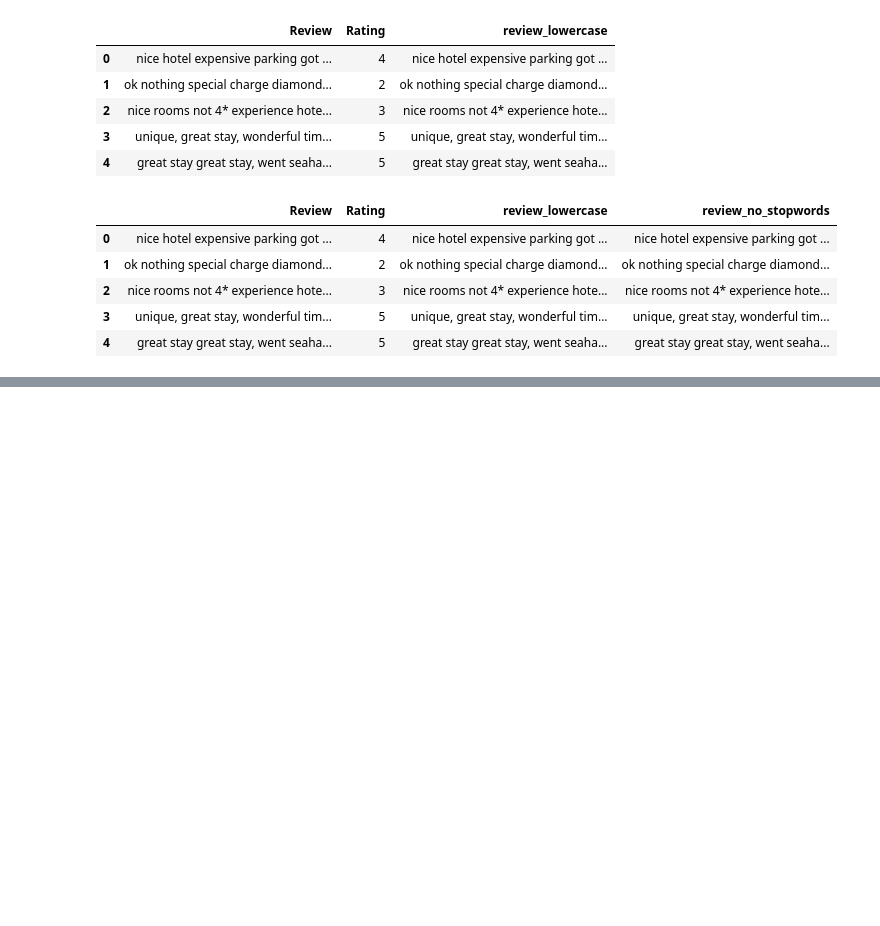
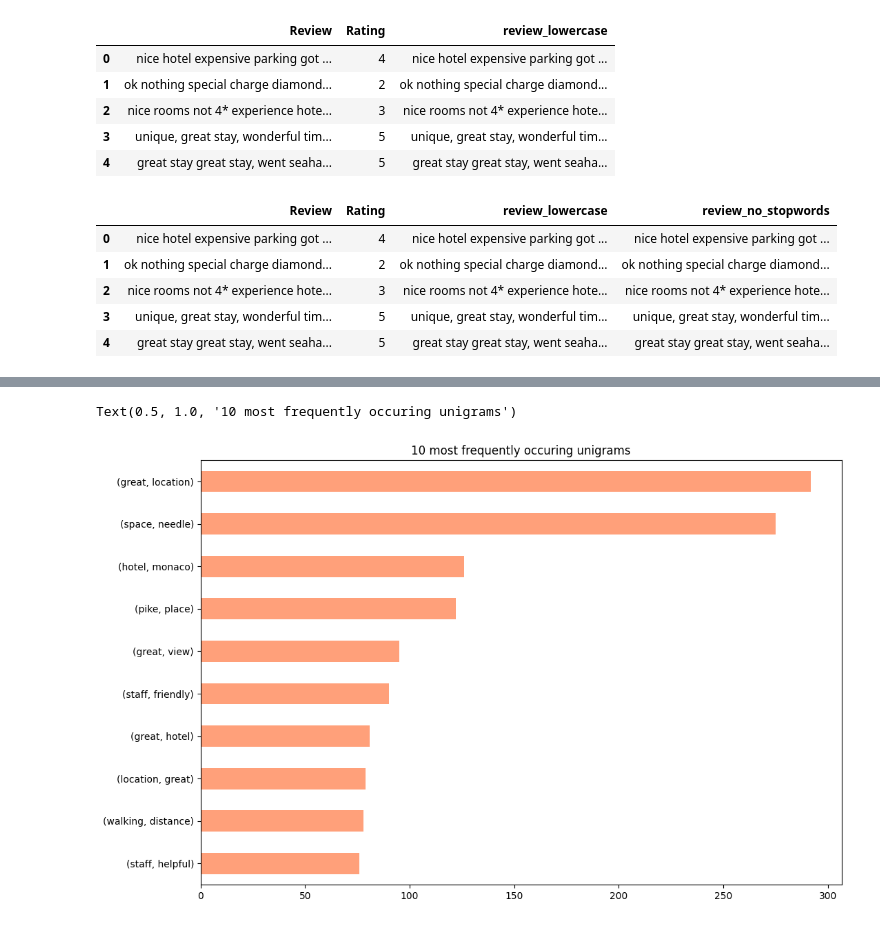
Before and after one commit to vivekptl9/Projects, a Jupyter notebook: NLP/NLP.ipynb, the cells around one changed output, grey strips where cells are left out. Saved outputs shown, nothing was run; the diff lists cells and outputs as text; code cells hidden in the pictures; blank space fills up the shorter version.

Commit message:
tokenizing, stemming, lemmatizing

```diff
--- a/NLP/NLP.ipynb
+++ b/NLP/NLP.ipynb
@@ -317,0 +327,6 @@ data['tokenized'] = data.apply(lambda x: \
+# %%
+lemmatizer = WordNetLemmatizer()
+data["lemmatized"] = data["tokenized"] \
+                    .apply(lambda tokens: \
+                    [lemmatizer.lemmatize(token) \
+                     for token in tokens])
@@ -317,0 +335,8 @@ data['tokenized'] = data.apply(lambda x: \
+# %%
+tokens_clean = sum(data['lemmatized'], [])
+# %%
+# unigrams: n=1
+unigrams = (pd.Series \
+            (nltk.ngrams(tokens_clean, 1)) \
+            .value_counts())
+print(unigrams)
@@ -317,0 +356,6 @@ data['tokenized'] = data.apply(lambda x: \
+# %%
+# bigrams: n=2
+bigrams = (pd.Series \
+           (nltk.ngrams(tokens_clean, 2)) \
+           .value_counts())
+print(bigrams)
@@ -317,0 +393,7 @@ data['tokenized'] = data.apply(lambda x: \
+# %%
+unigrams[:10].sort_values().plot.barh(color="lightsalmon",figsize=(12,8))
+bigrams[:10].sort_values().plot.barh(color="lightsalmon",figsize=(12,8))
+plt.title("10 most frequently occuring unigrams")
+# %% [output]
+Text(0.5, 1.0, '10 most frequently occuring unigrams')
+[figure, added]
```
Also changed, not shown: parts of 7 cells of this notebook.
